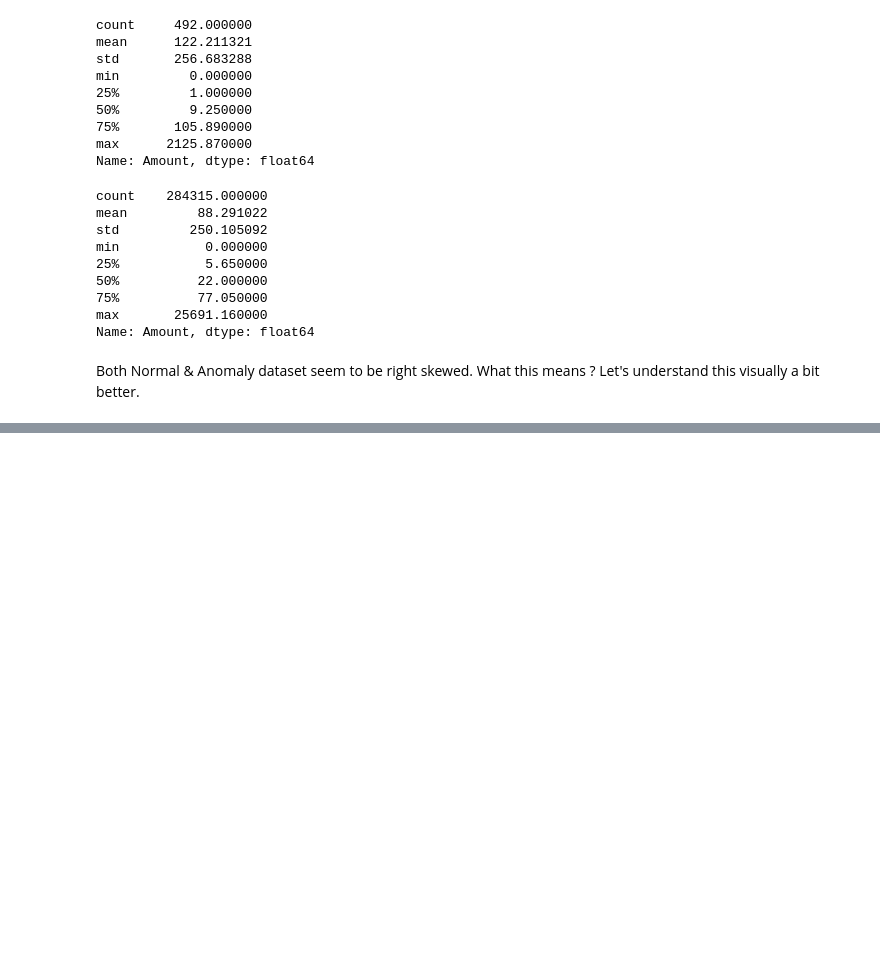
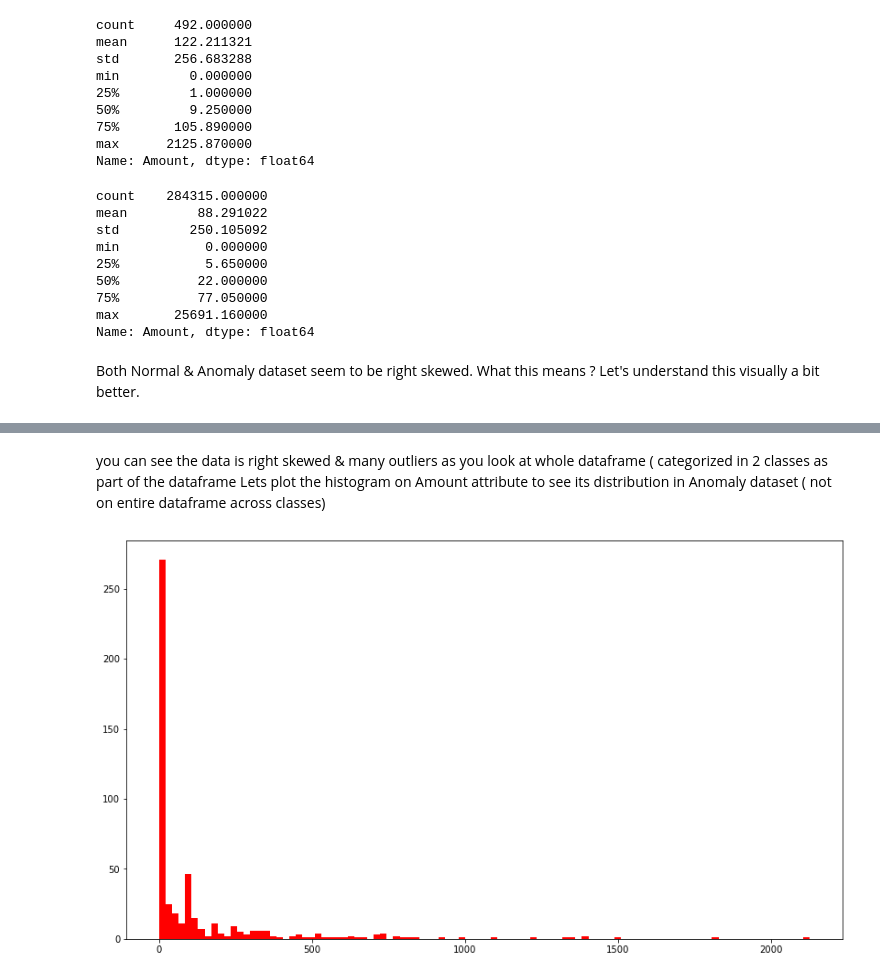
Before and after one commit to maitreyee-github/AI-Learning, a Jupyter notebook: Credit card Anomaly detection Local dataset.ipynb, the cells around one changed output, grey strips where cells are left out. Saved outputs shown, nothing was run; the diff lists cells and outputs as text; code cells hidden in the pictures; blank space fills up the shorter version.

```diff
--- a/Credit card Anomaly detection Local dataset.ipynb
+++ b/Credit card Anomaly detection Local dataset.ipynb
@@ -174,0 +185,8 @@ plt.show()
+# %% [markdown]
+you can see the data is right skewed & many outliers as you look at whole dataframe ( categorized in 2 classes as part of the dataframe
+Lets plot the histogram on Amount attribute to see its distribution in Anomaly dataset ( not on entire dataframe across classes)
+# %%
+plt.hist(anomaly.Amount, bins = bins, color = "red")
+plt.show()
+# %% [output]
+[figure, added]
```
Also changed, not shown: parts of 7 cells of this notebook.
